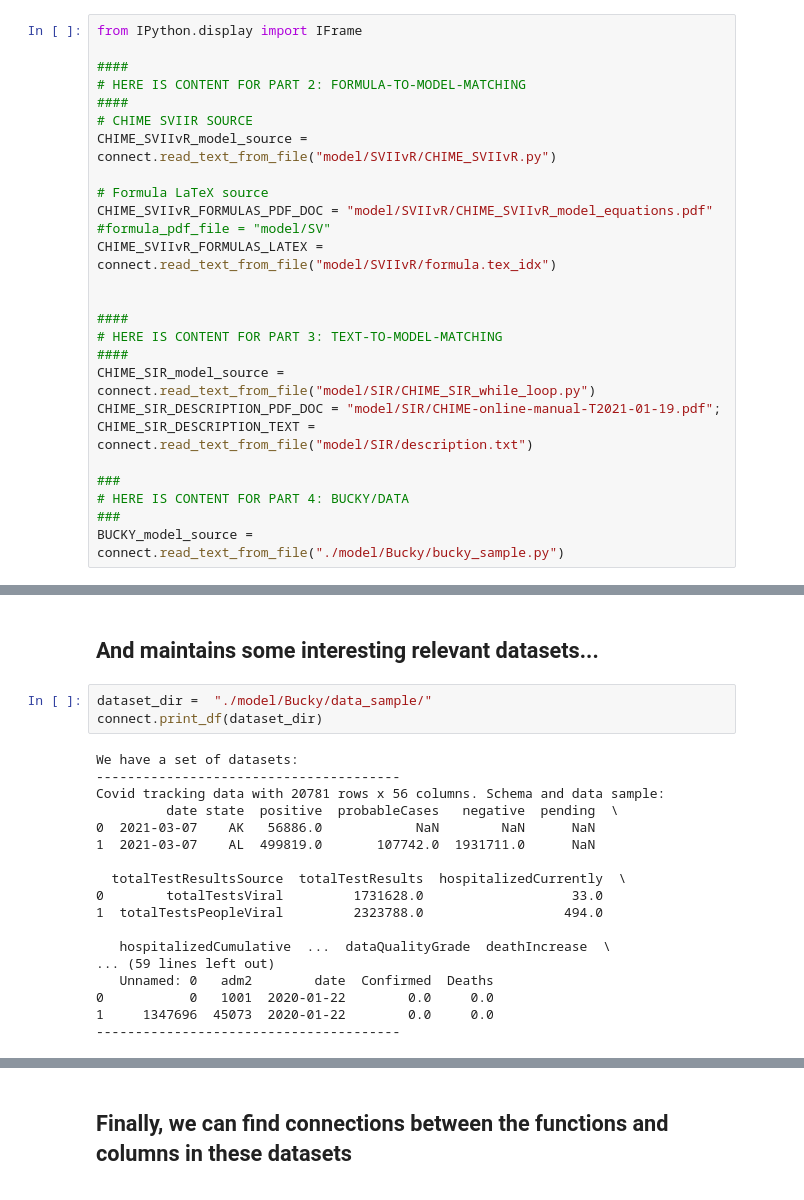
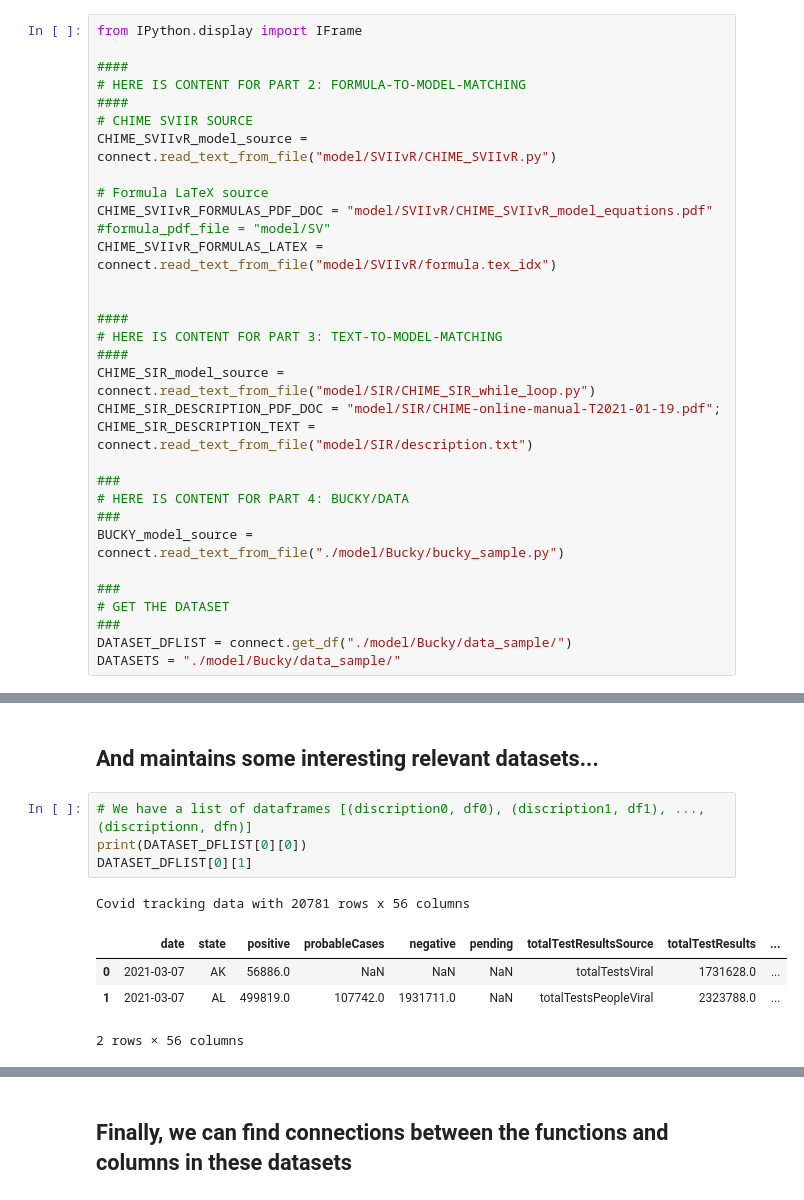
Before and after one commit to mikecafarella/mitaskem, a Jupyter notebook: src/mit-dec-demo.ipynb, the cells around one changed output, grey strips where cells are left out. Saved outputs shown, nothing was run; the diff lists cells and outputs as text.

Commit message:
dataframe layout in jupyter directly

```diff
--- a/src/mit-dec-demo.ipynb
+++ b/src/mit-dec-demo.ipynb
@@ -67,6 +67,12 @@ CHIME_SIR_DESCRIPTION_TEXT = connect.read_text_from_file("model/SIR/description.
 # HERE IS CONTENT FOR PART 4: BUCKY/DATA
 ###
 BUCKY_model_source = connect.read_text_from_file("./model/Bucky/bucky_sample.py")
+
+###
+# GET THE DATASET
+###
+DATASET_DFLIST = connect.get_df("./model/Bucky/data_sample/")
+DATASETS = "./model/Bucky/data_sample/"
 # %% [markdown]
 # Load Ontology
 # %% [markdown]
@@ -302,24 +308,13 @@ def estimate_cfr(
     return xp.clip(base_CHR * chr_fac, 0.0, 1.0)
 # %% [markdown]
 ## And maintains some interesting relevant datasets...
-# %%
-dataset_dir =  "./model/Bucky/data_sample/"
-connect.print_df(dataset_dir)
-# %% [output]
-We have a set of datasets:
----------------------------------------
-Covid tracking data with 20781 rows x 56 columns. Schema and data sample:
-         date state  positive  probableCases   negative  pending  \
-0  2021-03-07    AK   56886.0            NaN        NaN      NaN
-1  2021-03-07    AL  499819.0       107742.0  1931711.0      NaN
-
-  totalTestResultsSource  totalTestResults  hospitalizedCurrently  \
-0        totalTestsViral         1731628.0                   33.0
-1  totalTestsPeopleViral         2323788.0                  494.0
-
-   hospitalizedCumulative  ...  dataQualityGrade  deathIncrease  \
-... (59 lines left out)
-   Unnamed: 0   adm2        date  Confirmed  Deaths
-0           0   1001  2020-01-22        0.0     0.0
-1     1347696  45073  2020-01-22        0.0     0.0
----------------------------------------
+# %%
+# We have a list of dataframes [(discription0, df0), (discription1, df1), ..., (discriptionn, dfn)]
+print(DATASET_DFLIST[0][0])
+DATASET_DFLIST[0][1]
+# %% [output]
+Covid tracking data with 20781 rows x 56 columns
+|  | date | state | positive | probableCases | negative | pending | totalTestResultsSource | totalTestResults | ... |
+| 0 | 2021-03-07 | AK | 56886.0 | NaN | NaN | NaN | totalTestsViral | 1731628.0 | ... |
+| 1 | 2021-03-07 | AL | 499819.0 | 107742.0 | 1931711.0 | NaN | totalTestsPeopleViral | 2323788.0 | ... |
+2 rows × 56 columns
```
Also changed, not shown: parts of 6 cells of this notebook, 1 other file.
